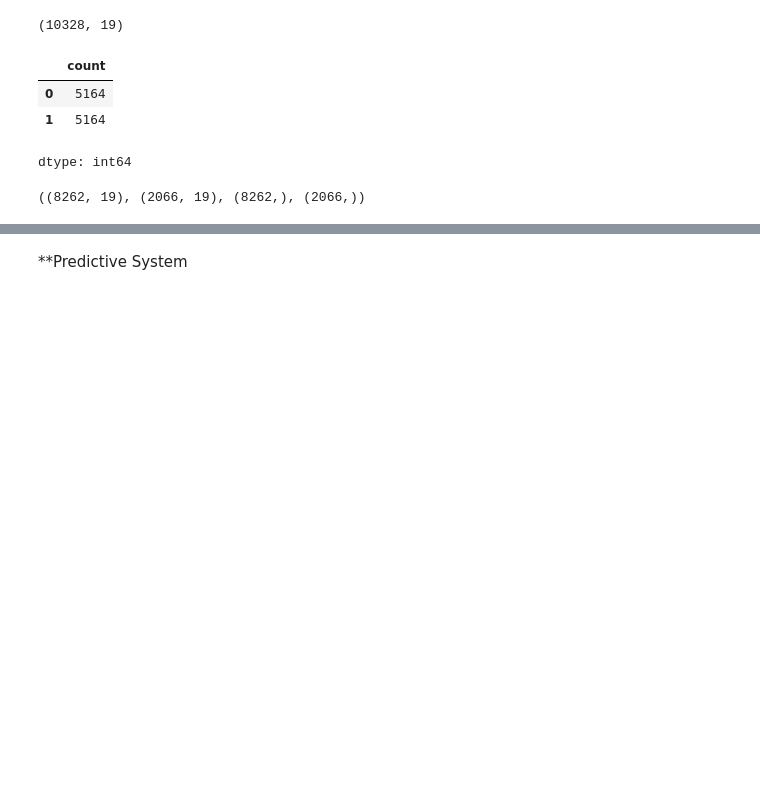
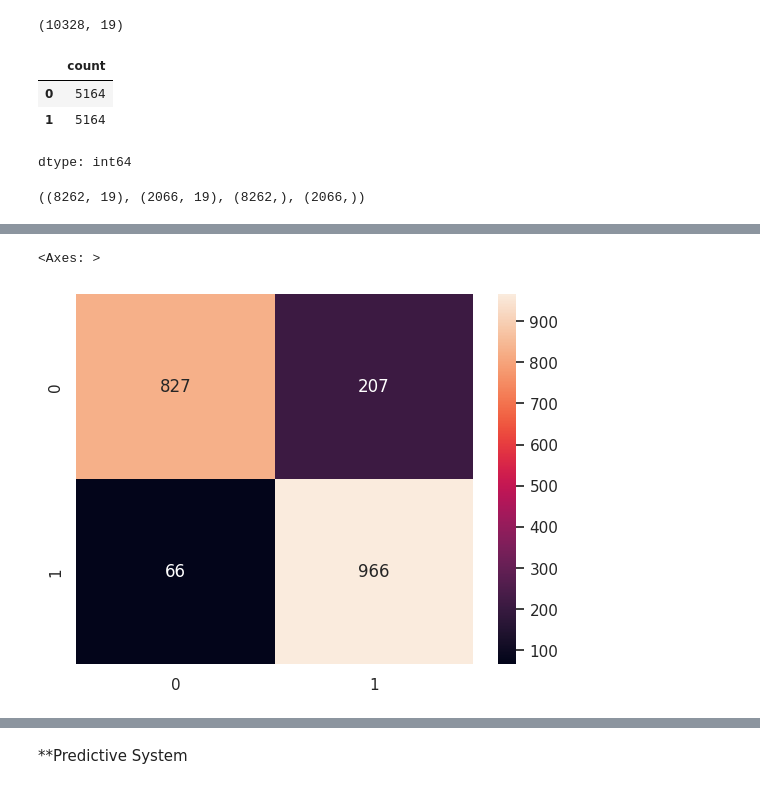
Before and after one commit to 245ansh/MLLL, a Jupyter notebook: Churn.ipynb, the cells around one changed output, grey strips where cells are left out. Saved outputs shown, nothing was run; the diff lists cells and outputs as text; code cells hidden in the pictures; blank space fills up the shorter version.

```diff
--- a/Churn.ipynb
+++ b/Churn.ipynb
@@ -432,0 +465,6 @@ sns.heatmap(cd,annot=True,fmt='g')
+# %%
+cm=confusion_matrix(y_test,ans1)
+sns.heatmap(cm,annot=True,fmt='g')
+# %% [output]
+<Axes: >
+[figure, added]
```
Also changed, not shown: parts of 28 cells of this notebook.
